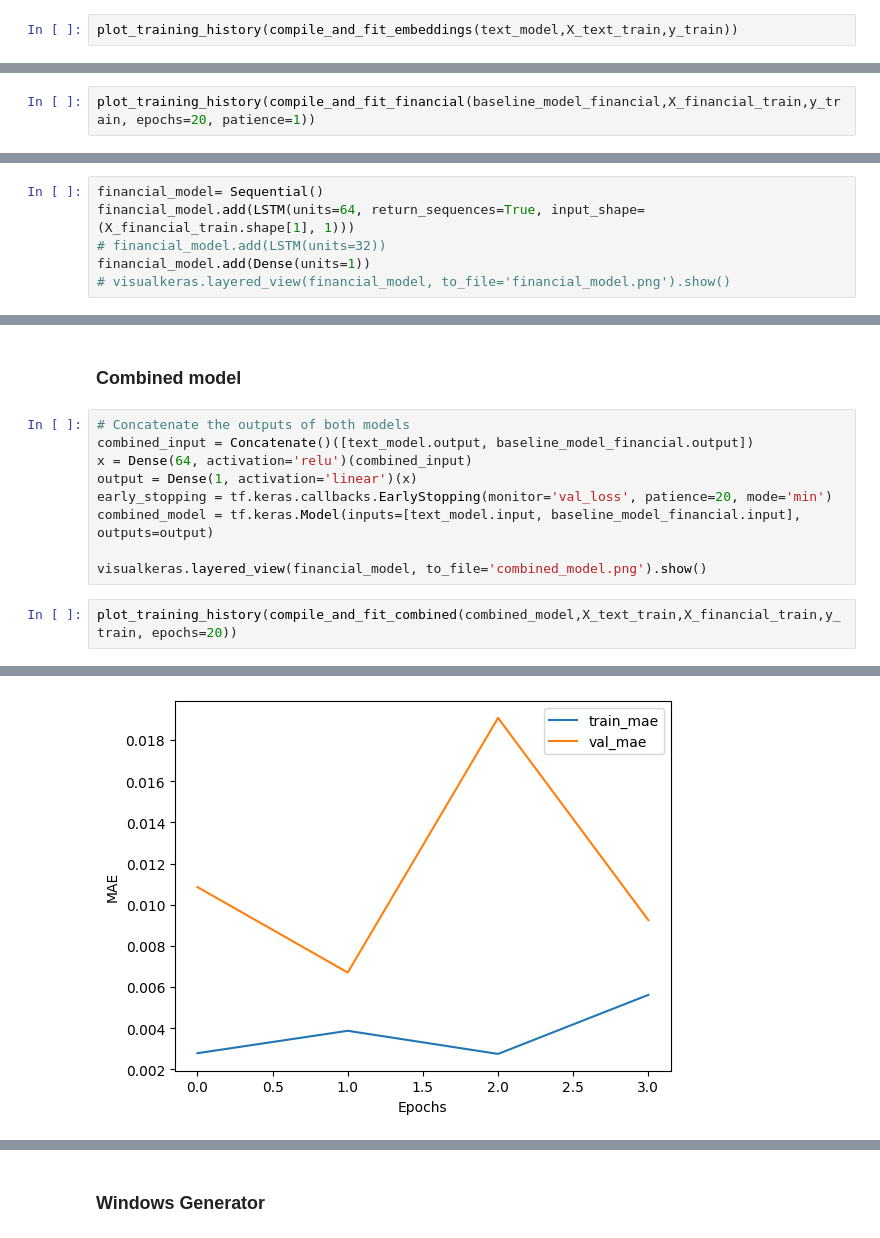
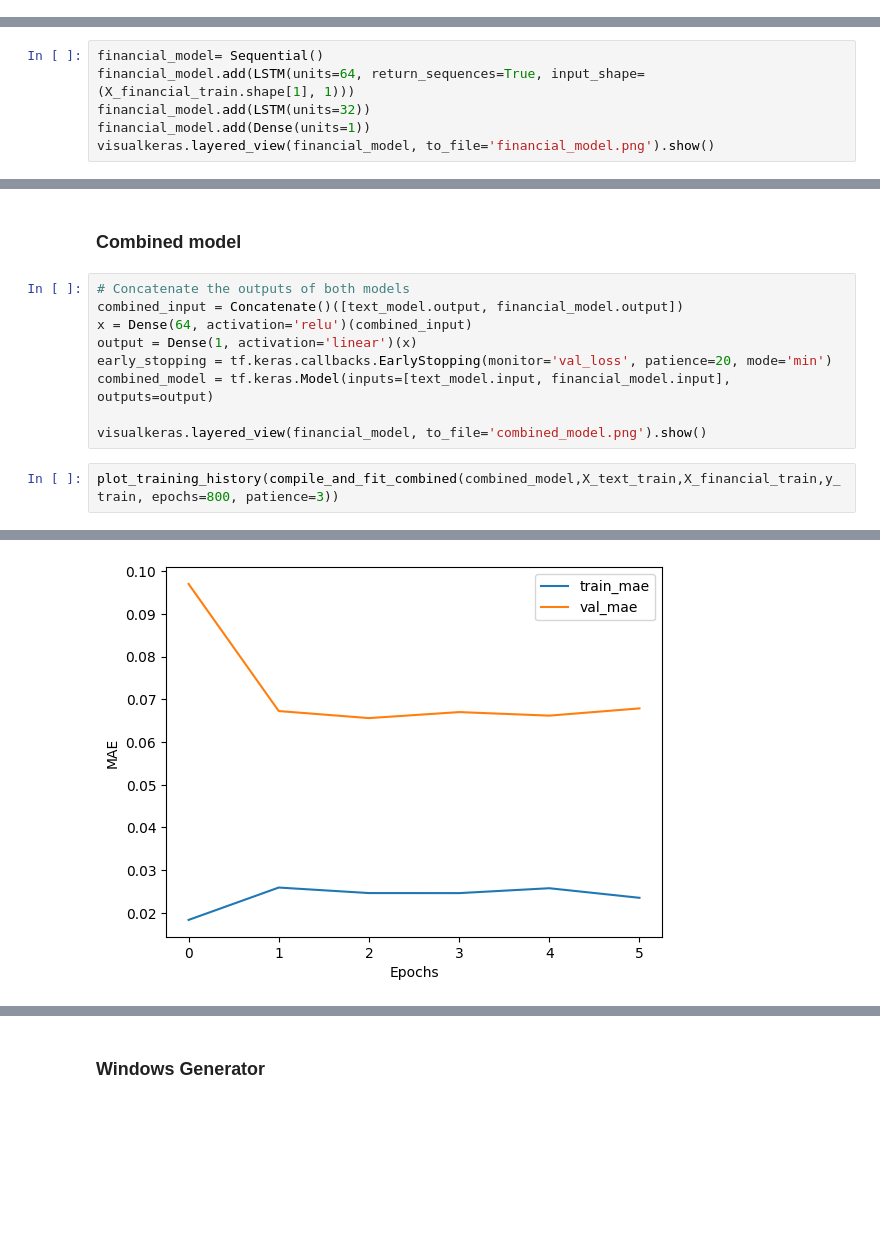
Before and after one commit to kaysho/MSc-Thesis, a Jupyter notebook: Multi_Modal_Model.ipynb, the cells around one changed output, grey strips where cells are left out. Saved outputs shown, nothing was run; the diff lists cells and outputs as text; blank space fills up the shorter version.

```diff
--- a/Multi_Modal_Model.ipynb
+++ b/Multi_Modal_Model.ipynb
@@ -600,2 +716,0 @@ text_model.add(Dense(units=1))
-# %%
-plot_training_history(compile_and_fit_embeddings(text_model,X_text_train,y_train))
@@ -617,5 +729,3 @@ X_financial_train.shape
 # %%
 baseline_model_financial = Sequential()
 baseline_model_financial.add(Dense(units=1))
-# %%
-plot_training_history(compile_and_fit_financial(baseline_model_financial,X_financial_train,y_train, epochs=20, patience=1))
@@ -642,8 +736,8 @@ Epoch 20/20
 # %%
 financial_model= Sequential()
 financial_model.add(LSTM(units=64, return_sequences=True, input_shape=(X_financial_train.shape[1], 1)))
-# financial_model.add(LSTM(units=32))
+financial_model.add(LSTM(units=32))
 financial_model.add(Dense(units=1))
-# visualkeras.layered_view(financial_model, to_file='financial_model.png').show()
+visualkeras.layered_view(financial_model, to_file='financial_model.png').show()
 # %%
 financial_model_1 = Sequential()
@@ -669,13 +769,13 @@ Epoch 2/20
 ### Combined model
 # %%
 # Concatenate the outputs of both models
-combined_input = Concatenate()([text_model.output, baseline_model_financial.output])
+combined_input = Concatenate()([text_model.output, financial_model.output])
 x = Dense(64, activation='relu')(combined_input)
 output = Dense(1, activation='linear')(x)
 early_stopping = tf.keras.callbacks.EarlyStopping(monitor='val_loss', patience=20, mode='min')
-combined_model = tf.keras.Model(inputs=[text_model.input, baseline_model_financial.input], outputs=output)
+combined_model = tf.keras.Model(inputs=[text_model.input, financial_model.input], outputs=output)
 
 visualkeras.layered_view(financial_model, to_file='combined_model.png').show()
 # %%
-plot_training_history(compile_and_fit_combined(combined_model,X_text_train,X_financial_train,y_train, epochs=20))
+plot_training_history(compile_and_fit_combined(combined_model,X_text_train,X_financial_train,y_train, epochs=800, patience=3))
 # %% [output]
@@ -691,4 +795,4 @@ Epoch 4/20
-[figure, old version]
+[figure, new version]
 # %%
 # Evaluate the model
 loss = combined_model.evaluate([X_text_test, X_financial_test], y_test)
```
Also changed, not shown: parts of 134 cells of this notebook, 11 other files.
